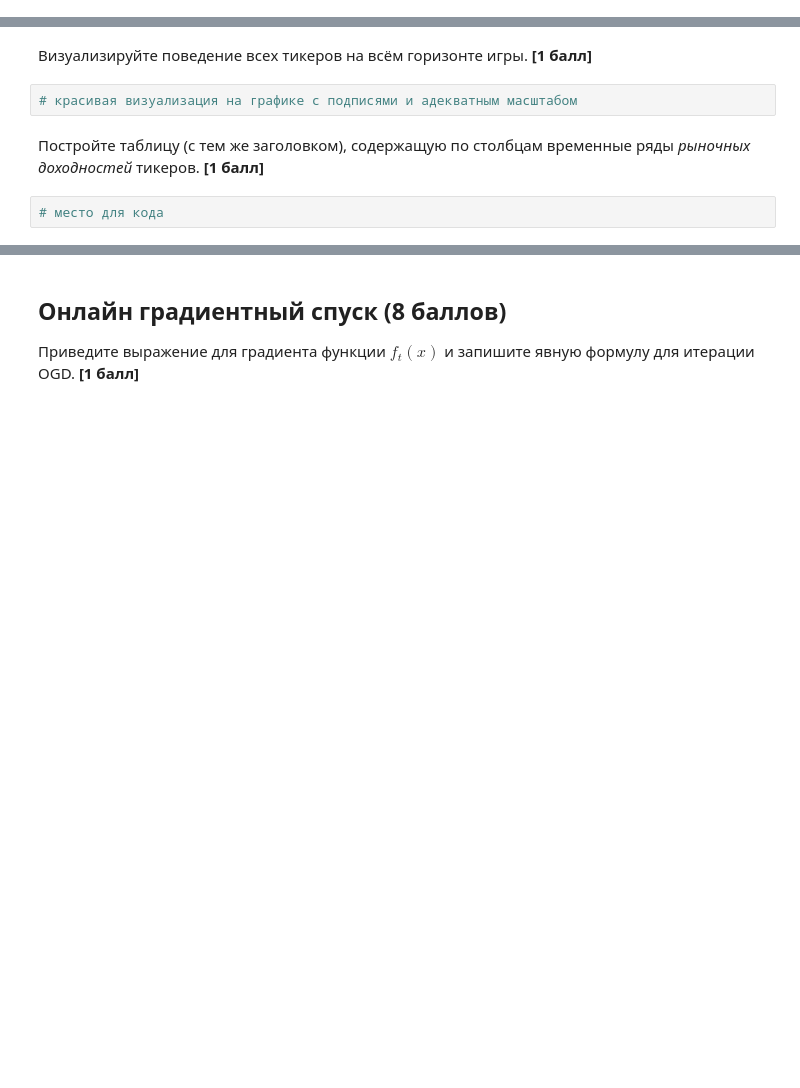
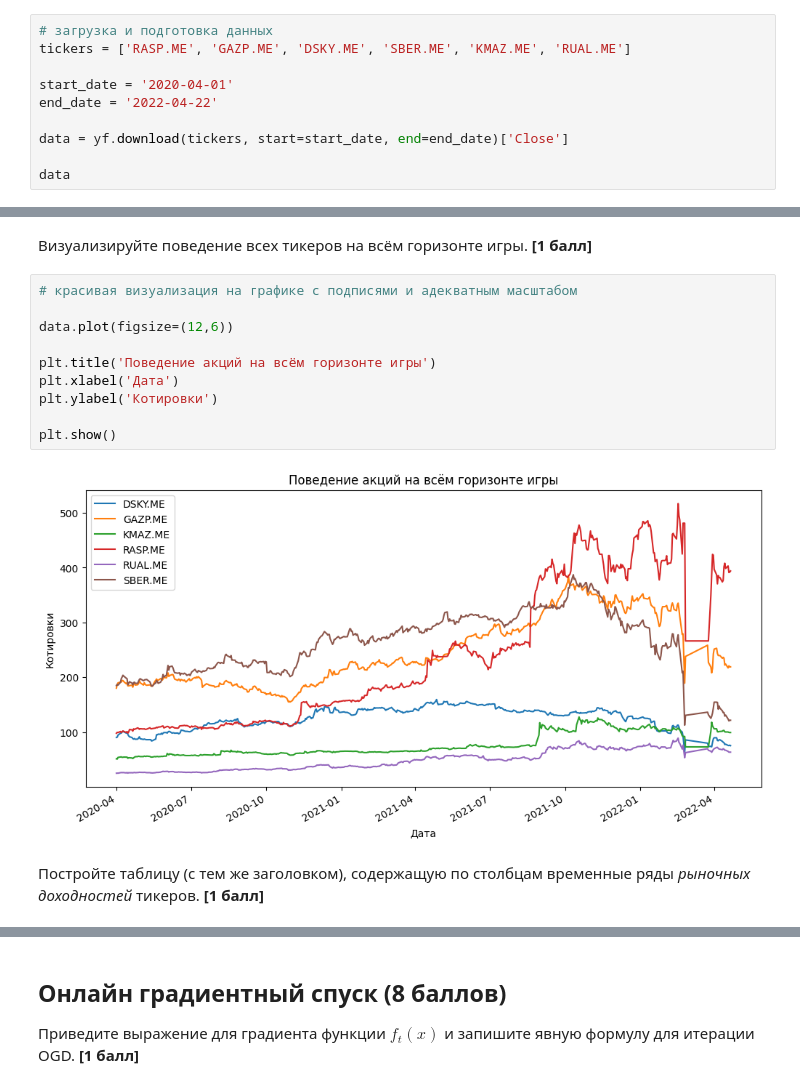
Before and after one commit to vecherochek/decision-making-theory, a Jupyter notebook: tasks/hw2.ipynb, the cells around one changed output, grey strips where cells are left out. Drawn from its saved outputs; the diff is of its cells as text; blank space fills up the shorter version.

Commit message:
data upload and preparations

```diff
--- a/tasks/hw2.ipynb
+++ b/tasks/hw2.ipynb
@@ -63,0 +64,10 @@ from numpy.typing import ArrayLike
+# %%
+# загрузка и подготовка данных
+tickers = ['RASP.ME', 'GAZP.ME', 'DSKY.ME', 'SBER.ME', 'KMAZ.ME', 'RUAL.ME']
+
+start_date = '2020-04-01'
+end_date = '2022-04-22'
+
+data = yf.download(tickers, start=start_date, end=end_date)['Close']
+
+data
@@ -65,7 +91,15 @@ from numpy.typing import ArrayLike
 Визуализируйте поведение всех тикеров на всём горизонте игры. **[1 балл]**
 # %%
 # красивая визуализация на графике с подписями и адекватным масштабом
+
+data.plot(figsize=(12,6))
+
+plt.title('Поведение акций на всём горизонте игры')
+plt.xlabel('Дата')
+plt.ylabel('Котировки')
+
+plt.show()
+# %% [output]
+[figure, added]
 # %% [markdown]
 Постройте таблицу (с тем же заголовком), содержащую по столбцам временные ряды *рыночных доходностей* тикеров. **[1 балл]**
-# %%
-# место для кода
```
Also changed, not shown: parts of 4 cells of this notebook.
